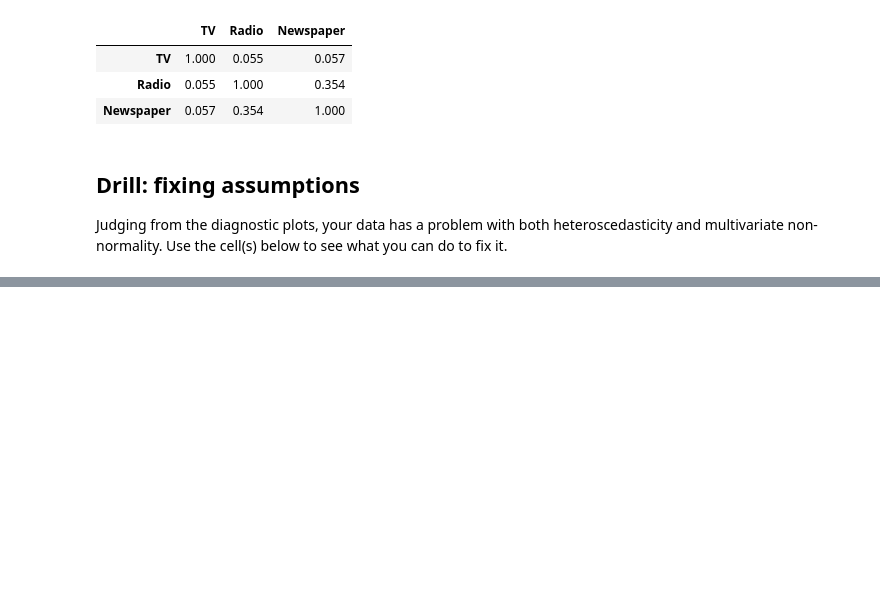
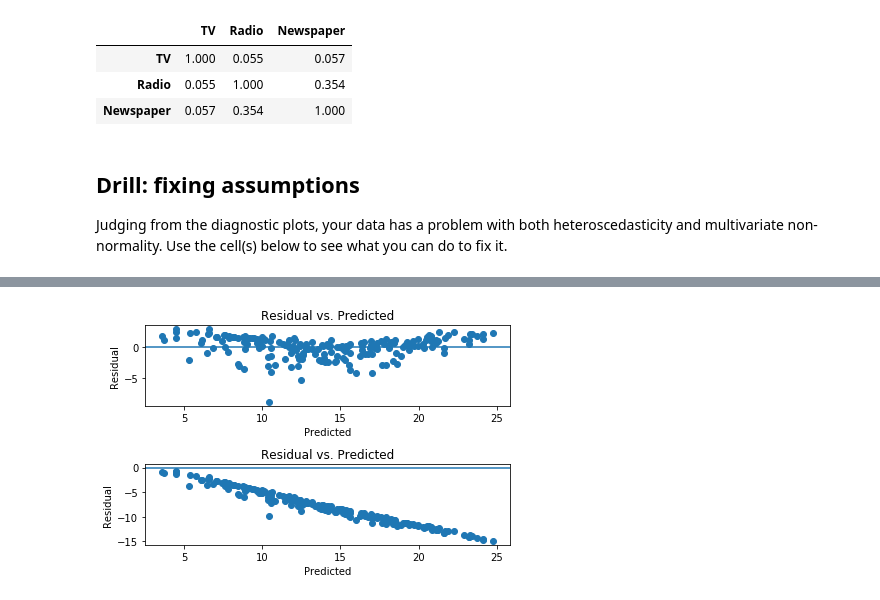
Before and after one commit to zgod89/Thinkful, a Jupyter notebook: unit2/u2l4a3.ipynb, the cells around one changed output, grey strips where cells are left out. Saved outputs shown, nothing was run; the diff lists cells and outputs as text; code cells hidden in the pictures; blank space fills up the shorter version.

```diff
--- a/unit2/u2l4a3.ipynb
+++ b/unit2/u2l4a3.ipynb
@@ -180,0 +233,34 @@ Judging from the diagnostic plots, your data has a problem with both heterosceda
+# %%
+import scipy
+from scipy import stats
+
+# Extract predicted values.
+predicted = regr.predict(X).ravel()
+actual = data['Sales']
+
+# Calculate the error, also called the residual.
+residual = actual - predicted
+
+fig = plt.figure()
+ax1 = fig.add_subplot(211)
+
+plt.scatter(predicted, residual)
+plt.xlabel('Predicted')
+plt.ylabel('Residual')
+plt.axhline(y=0)
+plt.title('Residual vs. Predicted')
+
+
+ax2 = fig.add_subplot(212)
+xt, _ = stats.boxcox(actual)
+residual2 = xt - predicted
+
+plt.scatter(predicted, residual2)
+plt.xlabel('Predicted')
+plt.ylabel('Residual')
+plt.axhline(y=0)
+plt.title('Residual vs. Predicted')
+plt.tight_layout()
+plt.show()
+# %% [output]
+[figure, added]
```
Also changed, not shown: parts of 4 cells of this notebook.
